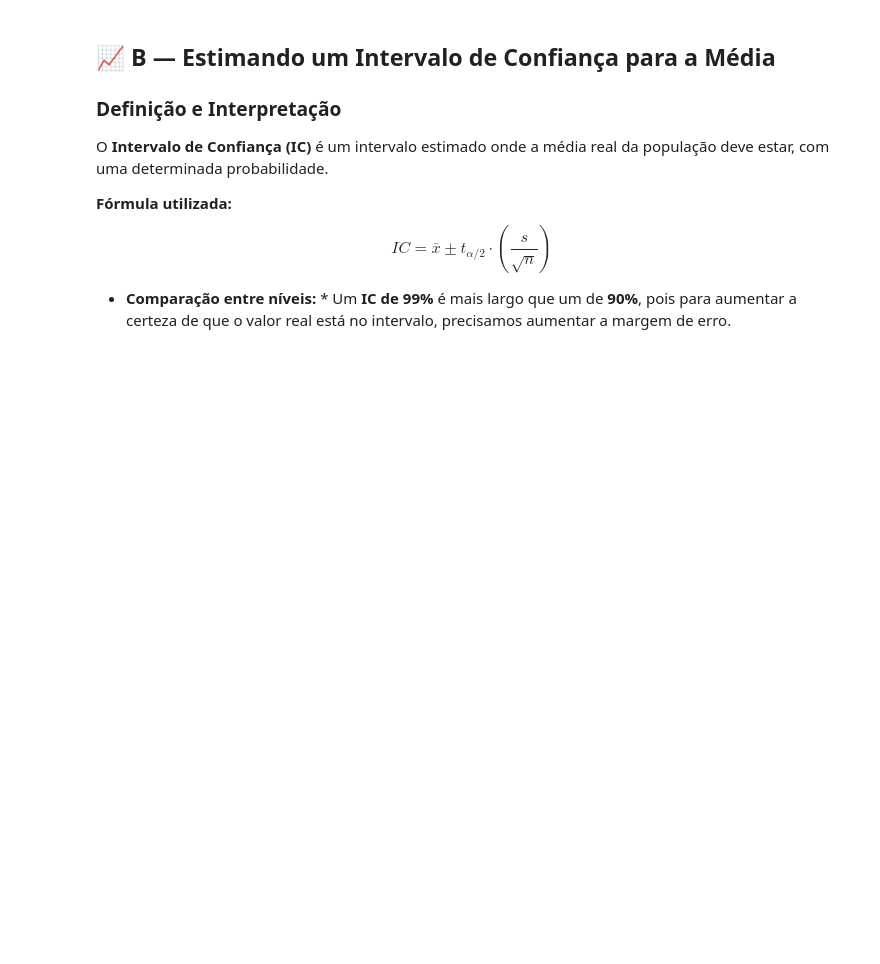
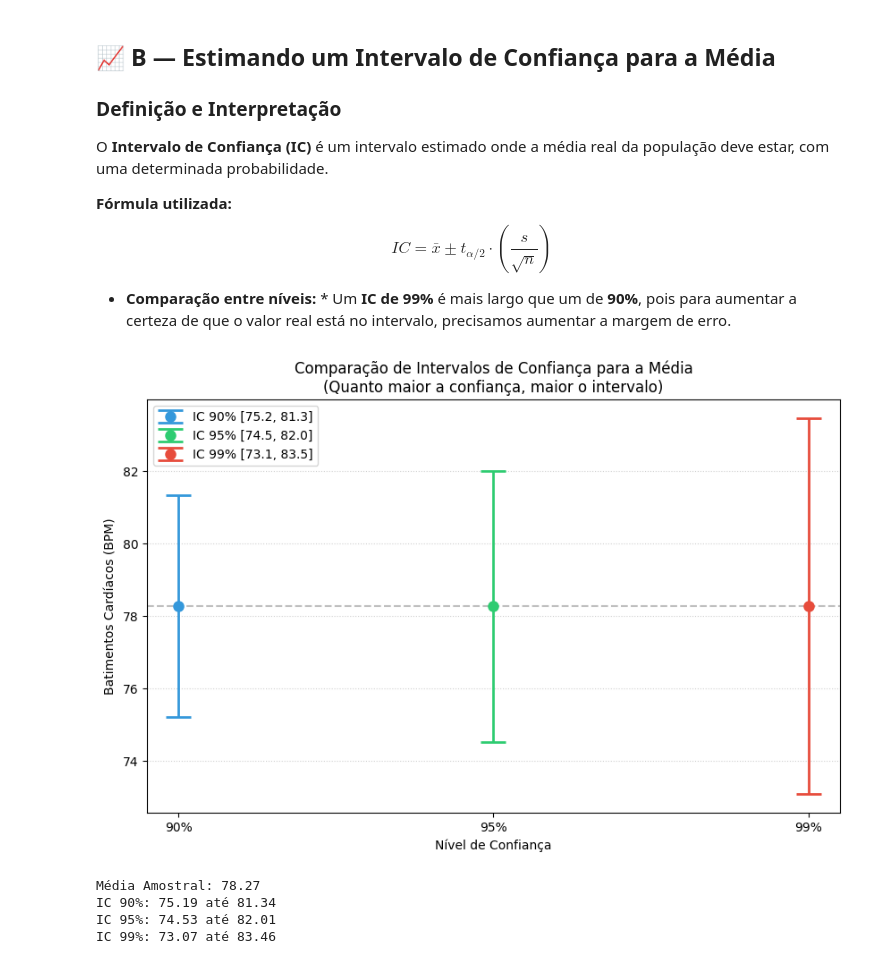
Before and after one commit to ofranbraga/atividades_matematica_computacional, a Jupyter notebook: atividade_2.2.ipynb, the cells around one changed output. Drawn from its saved outputs; the diff is of its cells as text; code cells hidden in the pictures; blank space fills up the shorter version.

```diff
--- a/atividade_2.2.ipynb
+++ b/atividade_2.2.ipynb
@@ -65,3 +65,51 @@ O **Intervalo de Confiança (IC)** é um intervalo estimado onde a média real d
 $$IC = \bar{x} \pm t_{\alpha/2} \cdot \left(\frac{s}{\sqrt{n}}\right)$$
 
 * **Comparação entre níveis:** * Um **IC de 99%** é mais largo que um de **90%**, pois para aumentar a certeza de que o valor real está no intervalo, precisamos aumentar a margem de erro.
+# %%
+import numpy as np
+import matplotlib.pyplot as plt
+import scipy.stats as st
+
+dados = np.array([85, 71, 78, 92, 69, 75, 80, 88, 72, 79, 81, 74, 83, 70, 77])
+
+media = np.mean(dados)
+std_err = st.sem(dados) #erro padrao da media
+n = len(dados)
+
+#niveis de confianca solicitados
+niveis = [0.90, 0.95, 0.99]
+cores = ['#3498db', '#2ecc71', '#e74c3c'] # Cores acadêmicas
+
+plt.figure(figsize=(10, 6))
+
+#gera intervalos e plota
+for i, conf in enumerate(niveis):
+    intervalo = st.t.interval(conf, df=n-1, loc=media, scale=std_err)
+    margem = intervalo[1] - media
+
+    #plotagem com erro
+    plt.errorbar(i, media, yerr=[[margem], [margem]], fmt='o', color=cores[i],
+                 capsize=10, capthick=2, elinewidth=2, markersize=8,
+                 label=f'IC {int(conf*100)}% [{intervalo[0]:.1f}, {intervalo[1]:.1f}]')
+
+plt.axhline(media, color='gray', linestyle='--', alpha=0.5) # Linha da média central
+plt.xticks(range(len(niveis)), ['90%', '95%', '99%'])
+plt.title('Comparação de Intervalos de Confiança para a Média\n(Quanto maior a confiança, maior o intervalo)', fontsize=12)
+plt.ylabel('Batimentos Cardíacos (BPM)')
+plt.xlabel('Nível de Confiança')
+plt.grid(axis='y', linestyle=':', alpha=0.6)
+plt.legend()
+
+plt.show()
+
+#exibicao dos valores para interpretacao teorica
+print(f"Média Amostral: {media:.2f}")
+for conf in niveis:
+    inter = st.t.interval(conf, df=n-1, loc=media, scale=std_err)
+    print(f"IC {int(conf*100)}%: {inter[0]:.2f} até {inter[1]:.2f}")
+# %% [output]
+[figure, added]
+Média Amostral: 78.27
+IC 90%: 75.19 até 81.34
+IC 95%: 74.53 até 82.01
+IC 99%: 73.07 até 83.46
```
